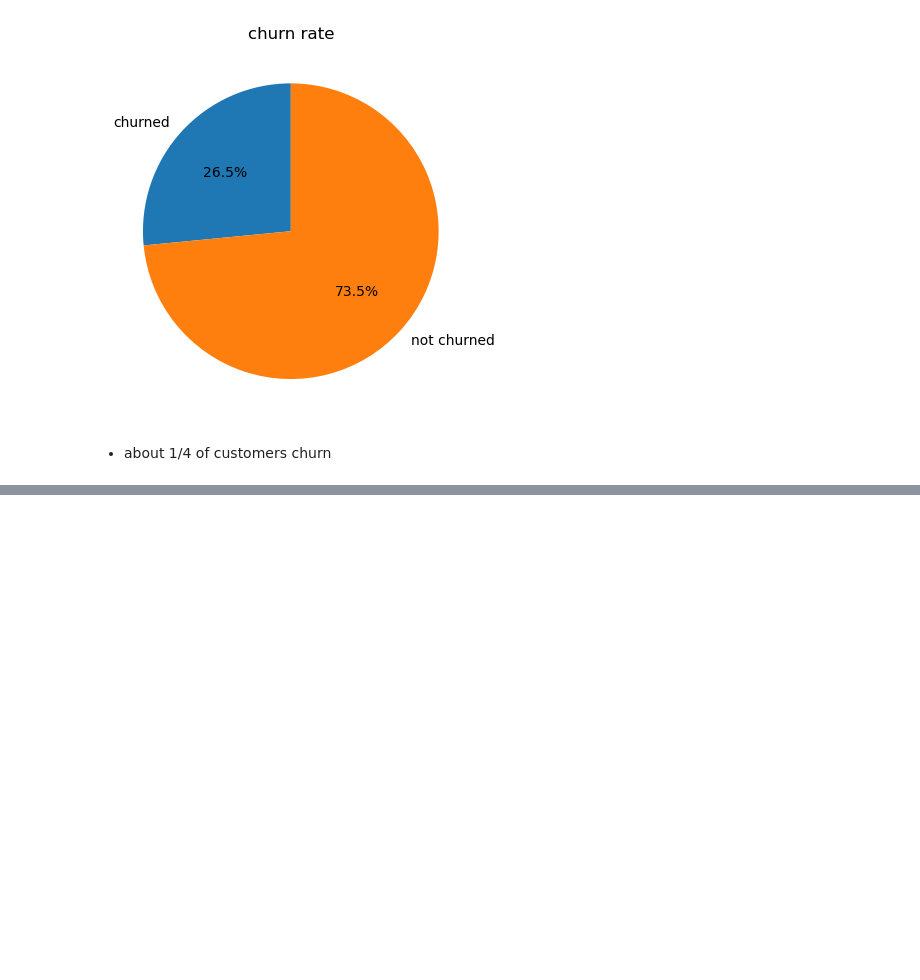
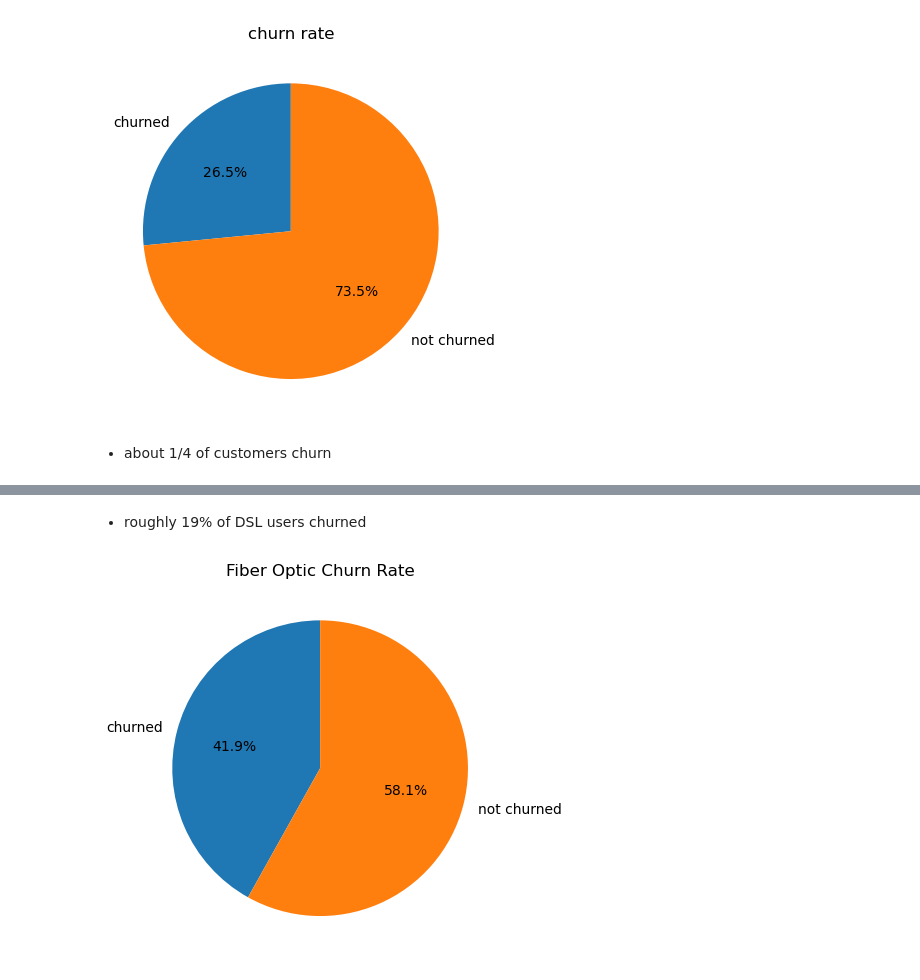
Before and after one commit to wherrickjr/classification_project, a Jupyter notebook: final_classification.ipynb, the cells around one changed output, grey strips where cells are left out. Cells and saved outputs as stored; diff of their text form; code cells hidden in the pictures; blank space fills up the shorter version.

```diff
--- a/final_classification.ipynb
+++ b/final_classification.ipynb
@@ -106,0 +116,11 @@ Text(0.5, 1.0, 'churn rate')
+# %% [markdown]
+* roughly 19% of DSL users churned
+# %%
+plt.pie(Fiber_optic, labels = mylabels, startangle=90, autopct='%1.1f%%')
+plt.title('Fiber Optic Churn Rate')
+
+
+
+plt.show()
+# %% [output]
+[figure, added]
```
Also changed, not shown: parts of 20 cells of this notebook.
